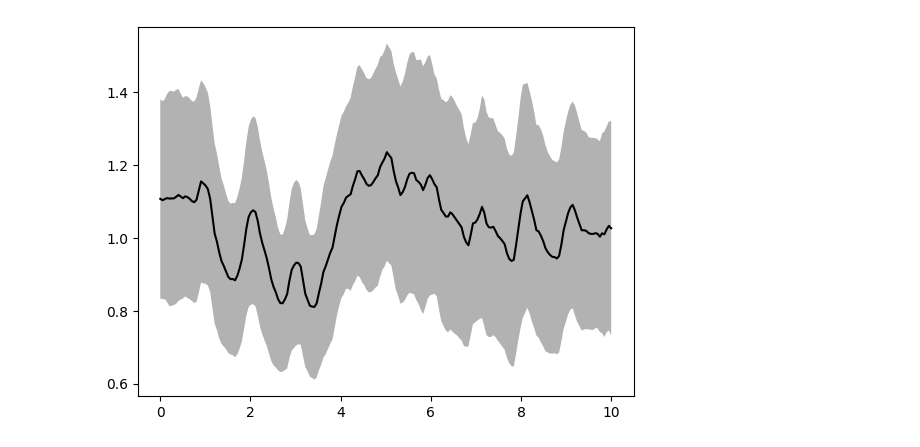
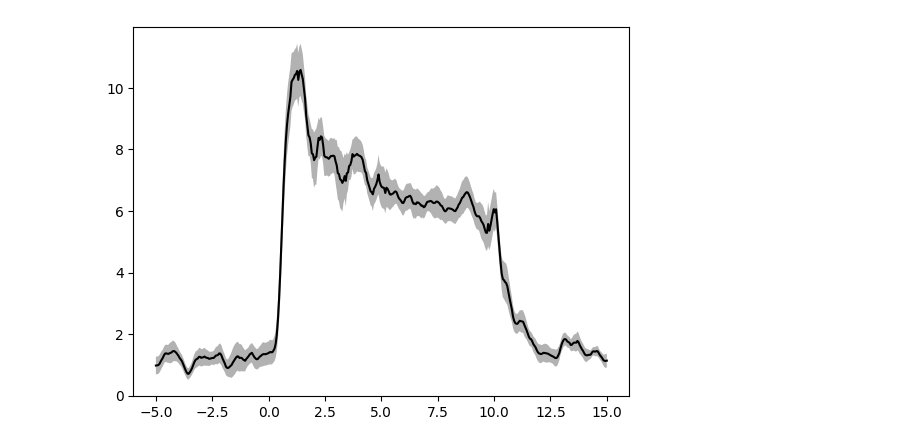
Before and after one commit to chrisjdallmann/roadrunner, a Jupyter notebook: code/arena_analysis.ipynb, the cells around one changed output. Drawn from its saved outputs; the diff is of its cells as text; code cells hidden in the pictures.

```diff
--- a/code/arena_analysis.ipynb
+++ b/code/arena_analysis.ipynb
@@ -12,15 +41,5 @@ import seaborn as sns
 # %%
-# Set parameters and load data
-data_dir = r'Z:/Data/Roadrunner/'
-dataset = 'arena_empty_cschrimson_sinusoidal.csv'
-
+# General settings
+data_dir = r'../data/'
 sampling_rate = 20 # Hz
 filter_size = 0.3 # s
-
-color_ctrl = [0,0,0]
-color_rr = [0/255, 174/255, 239/255]
-
-# Load data
-# Note: Positive angular velocity corresponds to counterclockwise turning
-df = pd.read_csv(data_dir+dataset)
-df
@@ -43,18 +62,26 @@ df
 # %%
 # Plot mean time course for a specific intensity
-parameter_name = "speed"
-experiments = [1,2]
-intensity = 9
-animal_sex = ['female','male']
-stimulus_duration = 5 # s
-pre_duration = 0 # s
-post_duration = 5 # s
+
+# Settings
+dataset = "arena_rrn_sparc_cschrimson.csv"
+parameter_name = "forward_velocity"
+experiments = ["left","right"]
+intensity = 9 # Not relevant for sinusoidal dataset
+stimulus_duration = 10 # Seconds
+pre_duration = 5 # Seconds
+post_duration = 5 # Seconds
+animal_sex = ["female","male"] # Only relevant for sinusoidal dataset
+
+# Load data
+df = pd.read_csv(data_dir+dataset)
 
 # Initialize variables
 if 'sinusoidal' in dataset:
+    # Filter for sex
     df_sub = df[(df.animal_sex.isin(animal_sex))]
 else:
-    df_sub = df[(df.intensity==intensity) & (df.set.isin(experiments))]
+    # Filter for experiment
+    df_sub = df[(df.intensity==intensity) & (df.experiment.isin(experiments))]
 
 animal_ids = df_sub.animal_id.unique().tolist()
 n_animals = len(animal_ids)
@@ -67,40 +94,35 @@ for animal_id_index, animal_id in enumerate(animal_ids):
     intensity = df_sub.intensity[df_sub.animal_id==animal_id].to_numpy()
     parameter = df_sub[parameter_name][df_sub.animal_id==animal_id].to_numpy()
 
-    # Flip angular velocity for set 'right'
-    if parameter_name=='angular_velocity' and df_sub.set[df_sub.animal_id==animal_id].unique().item()=='right':
+    # Flip angular velocity for experiment 'right'
+    if parameter_name=='angular_velocity' and df_sub.experiment[df_sub.animal_id==animal_id].unique().item()=='right':
         parameter = parameter*-1
 
     stimulus_onset_indices = np.argwhere(np.diff(n_stimulus)>0)+1
 
     mean_parameter = np.zeros(((pre_duration+stimulus_duration+post_duration)*sampling_rate, len(stimulus_onset_indices)))
     mean_intensity = np.zeros(((pre_duration+stimulus_duration+post_duration)*sampling_rate, len(stimulus_onset_indices)))
 
     # Loop over stimulus presentations
     for index, _ in enumerate(stimulus_onset_indices):
         onset = stimulus_onset_indices[index][0]-pre_duration*sampling_rate
         offset = stimulus_onset_indices[index][0]+(stimulus_duration+post_duration)*sampling_rate
 
         mean_parameter[:,index] = uniform_filter1d(parameter[onset:offset], size=int(filter_size*sampling_rate))
         mean_intensity[:,index] = intensity[onset:offset]
 
     mean_parameters[:,animal_id_index] = np.nanmean(mean_parameter,axis=1)
     mean_intensities[:,animal_id_index] = np.nanmean(mean_intensity,axis=1)
 
 # Plot mean time course
 time = time = np.linspace(-pre_duration, stimulus_duration+post_duration, num=(pre_duration+stimulus_duration+post_duration)*sampling_rate)
 mean = np.mean(mean_parameters,axis=1)
 sem = np.std(mean_parameters,axis=1)/np.sqrt(np.size(mean_parameters,1))
 
-if 'rr' in dataset:
-    color = color_rr
-else:
-    color = color_ctrl
-
-plt.plot(time, mean, color=color)
-plt.fill_between(time, mean-sem, mean+sem, color=color, alpha=0.3, edgecolor='none')
+plt.plot(time, mean, color=[0,0,0])
+plt.fill_between(time, mean-sem, mean+sem, color=[0,0,0], alpha=0.3, edgecolor='none')
 #plt.ylim([-200,200])
 #plt.savefig(r'C:\Users\Chris\Desktop\figure.eps')
 plt.show()
 # %% [output]
-[figure, old version]
+[figure, new version]
```
Also changed, not shown: parts of 23 cells of this notebook, 6 other files.
